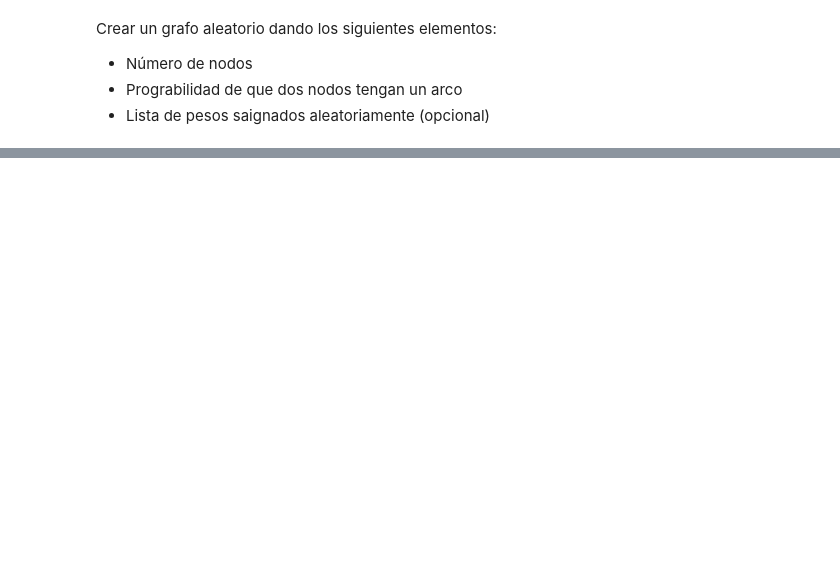
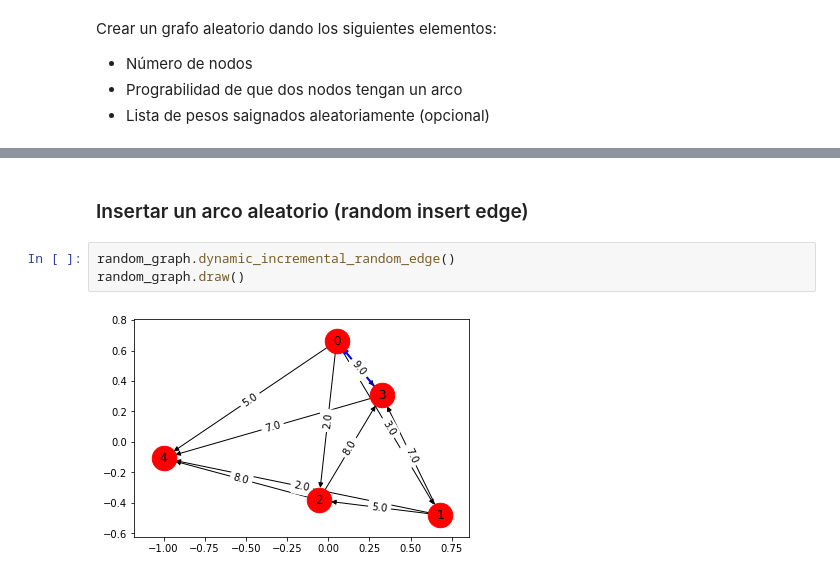
Before and after one commit to arturoverbel/graph_presentation, a Jupyter notebook: GraphIntro.ipynb, the cells around one changed output, grey strips where cells are left out. Cells and saved outputs as stored; diff of their text form; blank space fills up the shorter version.

```diff
--- a/GraphIntro.ipynb
+++ b/GraphIntro.ipynb
@@ -84,0 +99,7 @@ Vertex:  [0. 1. 2. 3. 4.]
+# %% [markdown]
+### Insertar un arco aleatorio (random insert edge)
+# %%
+random_graph.dynamic_incremental_random_edge()
+random_graph.draw()
+# %% [output]
+[figure, added]
```
Also changed, not shown: parts of 14 cells of this notebook, 5 other files.
